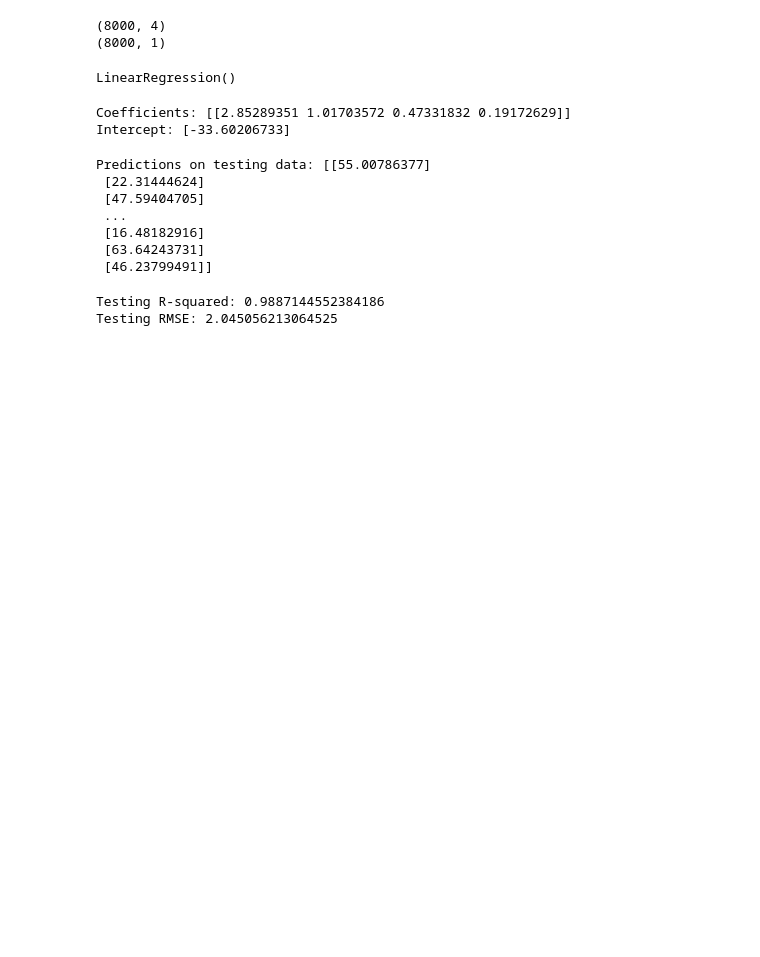
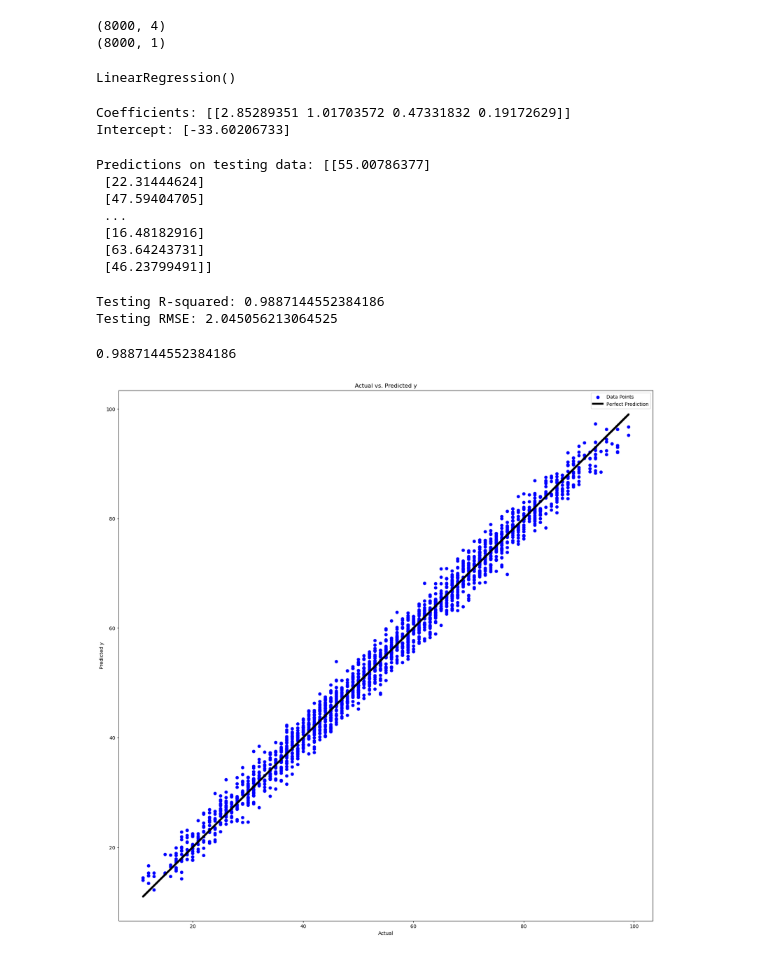
Before and after one commit to praths71018/Kaggle_Datasets, a Jupyter notebook: student-performance-regression-analysis.ipynb, the cells around one changed output. Drawn from its saved outputs; the diff is of its cells as text; code cells hidden in the pictures; blank space fills up the shorter version.

```diff
--- a/student-performance-regression-analysis.ipynb
+++ b/student-performance-regression-analysis.ipynb
@@ -107,3 +110,20 @@ print("Testing RMSE:", test_rmse)
 # %% [output]
 Testing R-squared: 0.9887144552384186
 Testing RMSE: 2.045056213064525
+# %%
+# another way to get R square
+print(model.score(X_test,y_test))
+# %% [output]
+0.9887144552384186
+# %%
+# Create a larger figure
+plt.figure(figsize=(20, 20))
+plt.scatter(y_test.iloc[:, 0], predictions[:, 0], color='b', label='Data Points')
+plt.plot(y_test.iloc[:, 0], y_test.iloc[:, 0], color='k',linewidth=4, label='Perfect Prediction')
+plt.xlabel(f'Actual')
+plt.ylabel(f'Predicted y')
+plt.title(f'Actual vs. Predicted y')
+plt.legend()
+plt.show()
+# %% [output]
+[figure, added]
```
Also changed, not shown: parts of 1 cell of this notebook.
